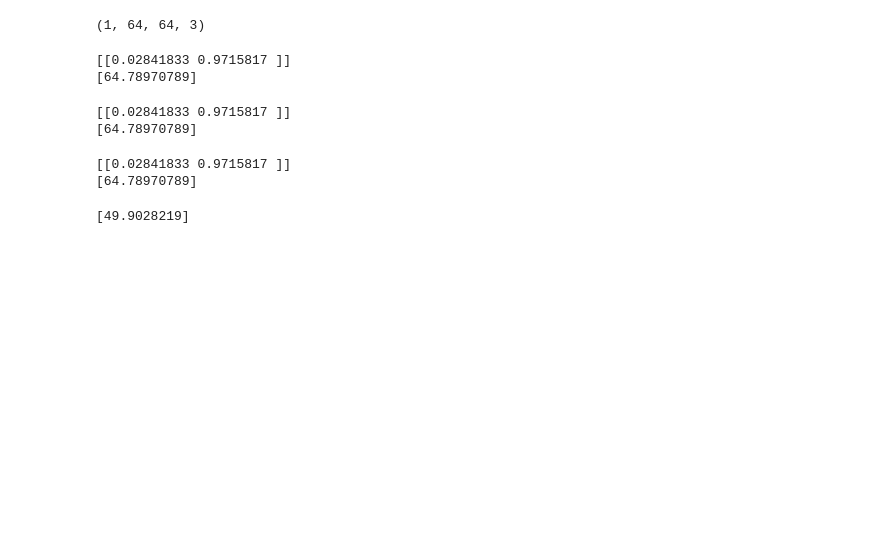
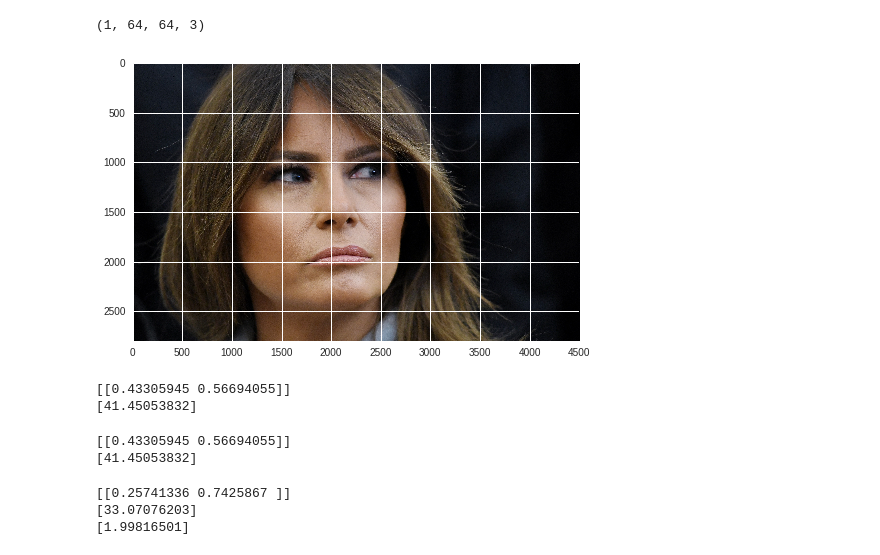
Before and after one commit to jainhitesh9998/ml_models, a Jupyter notebook: keras_transfer_learning.ipynb, the cells around one changed output. Cells and saved outputs as stored; diff of their text form; code cells hidden in the pictures; blank space fills up the shorter version.

```diff
--- a/keras_transfer_learning.ipynb
+++ b/keras_transfer_learning.ipynb
@@ -274,10 +301,16 @@ Saving to: ‘1532077399.jpg’
 # %%
-image = cv2.imread("1532077399.jpg")
+image = cv2.imread("927670630.jpg")
+image = cv2.cvtColor(image,cv2.COLOR_BGR2RGB)
 img_resize = cv2.resize(image, (64,64))
 np_image = np.expand_dims(img_resize, 0)
 np_image.shape
 # %% [output]
 (1, 64, 64, 3)
+# %%
+plt.imshow(image)
+plt.show()
+# %% [output]
+[figure, added]
 # %%
 result = new_model_1.predict(np_image)
 result_1 = model.predict(np_image)
@@ -289,25 +322,23 @@ predicted_ages = result_1[1].dot(ages).flatten()
 print(predicted_genders)
 print(predicted_ages)
 # %% [output]
-[[0.02841833 0.9715817 ]]
-[64.78970789]
+[[0.43305945 0.56694055]]
+[41.45053832]
 # %%
 print(predicted_genders)
 print(predicted_ages)
 # %% [output]
-[[0.02841833 0.9715817 ]]
-[64.78970789]
+[[0.43305945 0.56694055]]
+[41.45053832]
 # %%
 predicted_genders = result[0]
 ages = np.arange(0, 101).reshape(101, 1)
 predicted_ages = result[1].dot(ages).flatten()
 print(predicted_genders)
 print(predicted_ages)
-predicted_race = result[2].dot(ages).flatten()
+predicted_race = result[2].dot(ages[:5]).flatten()
+print(predicted_race)
 # %% [output]
-[[0.02841833 0.9715817 ]]
-[64.78970789]
+[[0.25741336 0.7425867 ]]
+[33.07076203]
+[1.99816501]
-# %%
-print(predicted_race)
-# %% [output]
-[49.9028219]
```
Also changed, not shown: parts of 11 cells of this notebook.
